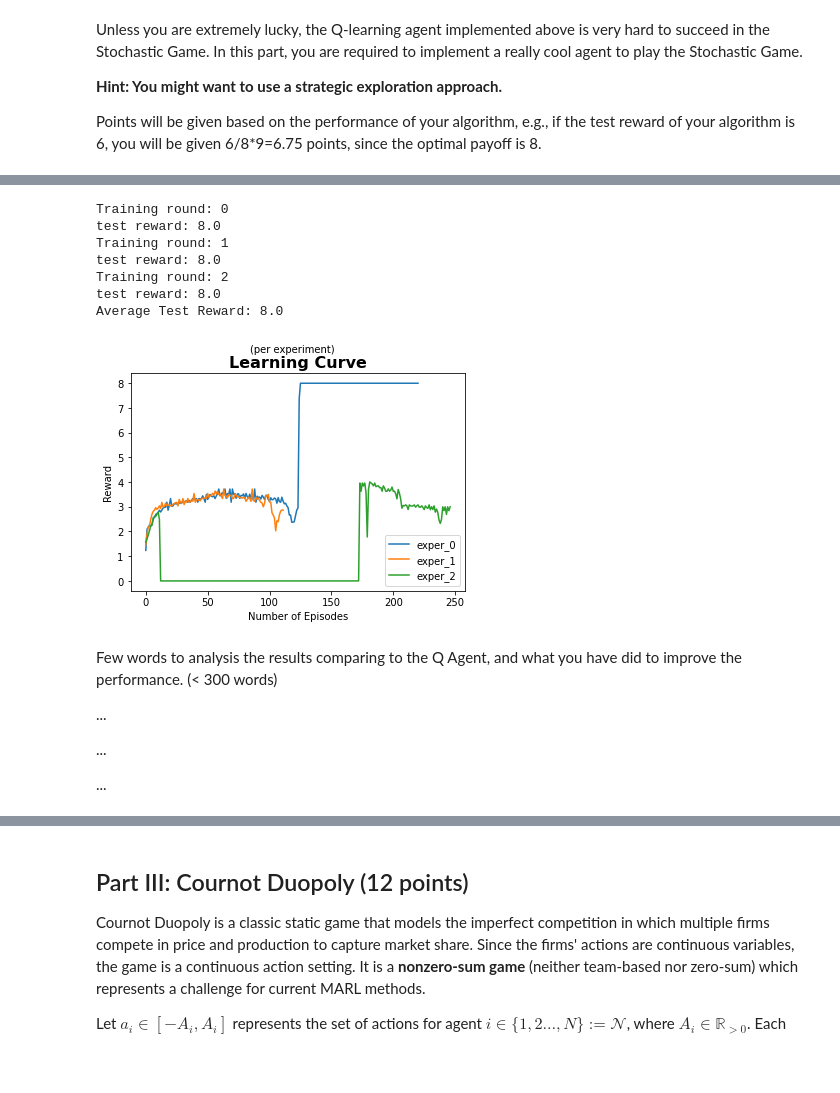
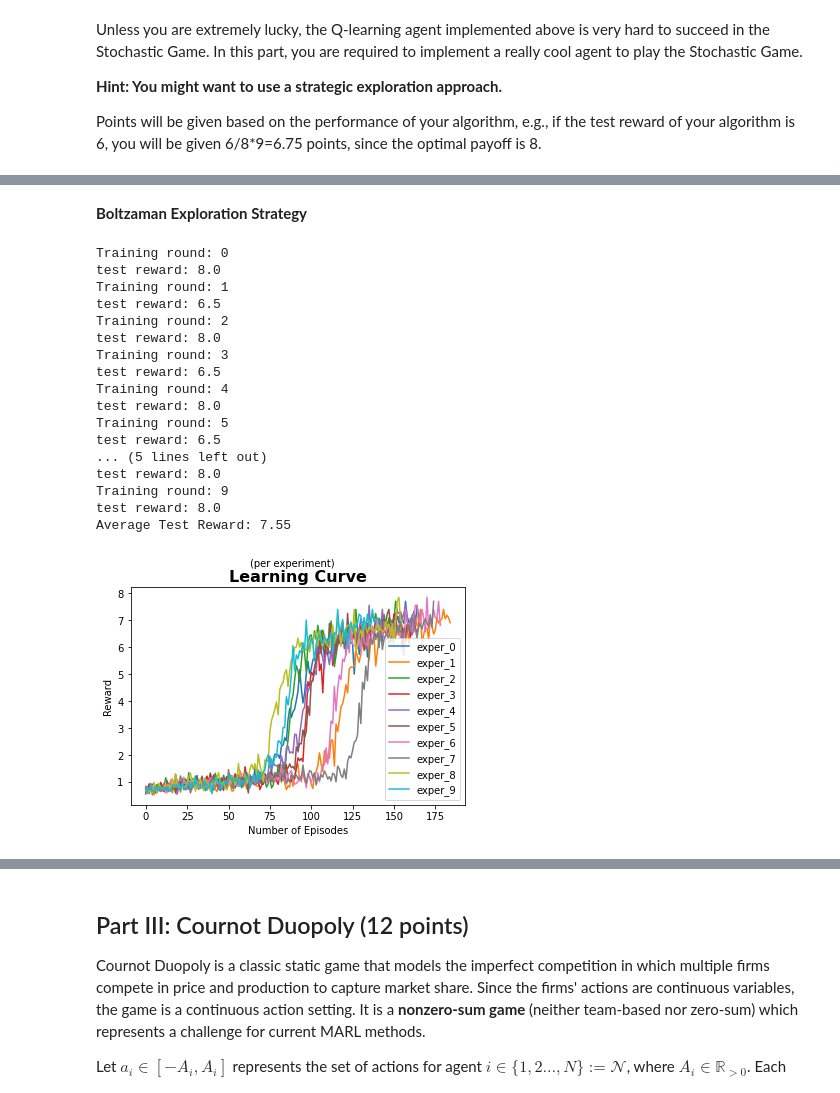
Before and after one commit to apof/Multi-Agent-RL, a Jupyter notebook: COMP0124_MAAI_2021_Individual_CW_Public.ipynb, the cells around one changed output, grey strips where cells are left out. Drawn from its saved outputs; the diff is of its cells as text; code cells hidden in the pictures; blank space fills up the shorter version.

```diff
--- a/COMP0124_MAAI_2021_Individual_CW_Public.ipynb
+++ b/COMP0124_MAAI_2021_Individual_CW_Public.ipynb
@@ -627,7 +627,7 @@ def rollout(env, agents, exploration=True, max_iter=5000, log_episode_interval=1
 
 
 
-TRAINING_ROUNDS = 3
+TRAINING_ROUNDS = 10
 rewards_per_round = []
 labels = []
 
@@ -697,12 +704,16 @@ class CoolAgent(BaseQAgent):
     def __init__(self, init_q,param, decay, decay_flag, exploration_method, **kwargs):
 
         super().__init__('CoolAgent', **kwargs)
-        self.Q = defaultdict(partial(np.array,[init_q,init_q]))
-        #self.Q = defaultdict(partial(np.ones, self.action_num))
+
+        self.exploration = exploration_method
+
+        if(self.exploration == 'BOLTZMAN'):
+          self.Q = defaultdict(partial(np.ones, self.action_num))
+        else:
+          self.Q = defaultdict(partial(np.array,[init_q,init_q]))
+
         self.R = defaultdict(partial(np.zeros, self.action_num))
         self.count_R = defaultdict(partial(np.zeros, self.action_num))
-
-        self.exploration = exploration_method
 
         ''' param --> 0 pure exploitation
             param --> infty pure exploration
@@ -864,12 +944,7 @@ class CoolAgent(BaseQAgent):
+# %% [markdown]
+**Boltzaman Exploration Strategy**
 # %%
-# Feel Free to write code here to train and tune your cool agents,
-# and assign the trained agents to cool_agents at the end
-# ########################################
-# TODO: Your cool agent training code #############
-# ########################################
-
-
-TRAINING_ROUNDS = 3
+TRAINING_ROUNDS = 10
 rewards_per_round = []
 labels = []
 
@@ -882,7 +957,7 @@ for i in range(TRAINING_ROUNDS):
     cool_agents = []
     env = StochasticGame()
     for j in range(agent_num):
-        agent = CoolAgent(action_num=action_num, phi=0.01, gamma=0.99, episilon=0.1, init_q = 5, param = 2, decay = 0.0001, decay_flag = True, exploration_method = 'UCB' )
+        agent = CoolAgent(action_num=action_num, phi=0.01, gamma=0.99, episilon=0.1, init_q = 0, param = 1.7, decay = 0.00001, decay_flag = True, exploration_method = 'BOLTZMAN' )
         cool_agents.append(agent)
 
     # Training
@@ -900,41 +975,43 @@ for i in range(TRAINING_ROUNDS):
     env.reset()
     # Testing
     test_recorded_episodes, test_recorded_episode_reward = rollout(env=env,
                                                                agents=cool_agents,
                                                                exploration=False,
                                                                max_iter=10,
                                                                log_episode_interval=1)
     tr = np.mean(test_recorded_episode_reward)
     print("test reward: " + str(tr))
 
     average_test_reward += tr
 print("Average Test Reward: " + str(average_test_reward/TRAINING_ROUNDS))
 
 for i in range(TRAINING_ROUNDS):
   plt.plot(rewards_per_round[i], label=labels[i])
 
 # Add legend
 plt.legend(loc='lower right')
 # Add title and x, y labels
 plt.title("Learning Curve", fontsize=16, fontweight='bold')
 plt.suptitle("(per experiment)", fontsize=10)
 plt.xlabel("Number of Episodes")
 plt.ylabel("Reward")
 plt.show()
 # %% [output]
 Training round: 0
 test reward: 8.0
 Training round: 1
-test reward: 8.0
+test reward: 6.5
 Training round: 2
 test reward: 8.0
-Average Test Reward: 8.0
+Training round: 3
+test reward: 6.5
+Training round: 4
+test reward: 8.0
+Training round: 5
+test reward: 6.5
+... (5 lines left out)
+test reward: 8.0
+Training round: 9
+test reward: 8.0
+Average Test Reward: 7.55
-[figure, old version]
+[figure, new version]
-# %% [markdown]
-Few words to analysis the results comparing to the Q Agent, and what you have did to improve the performance. (< 300 words)
-
-...
-
-...
-
-...
```
Also changed, not shown: parts of 7 cells of this notebook.
